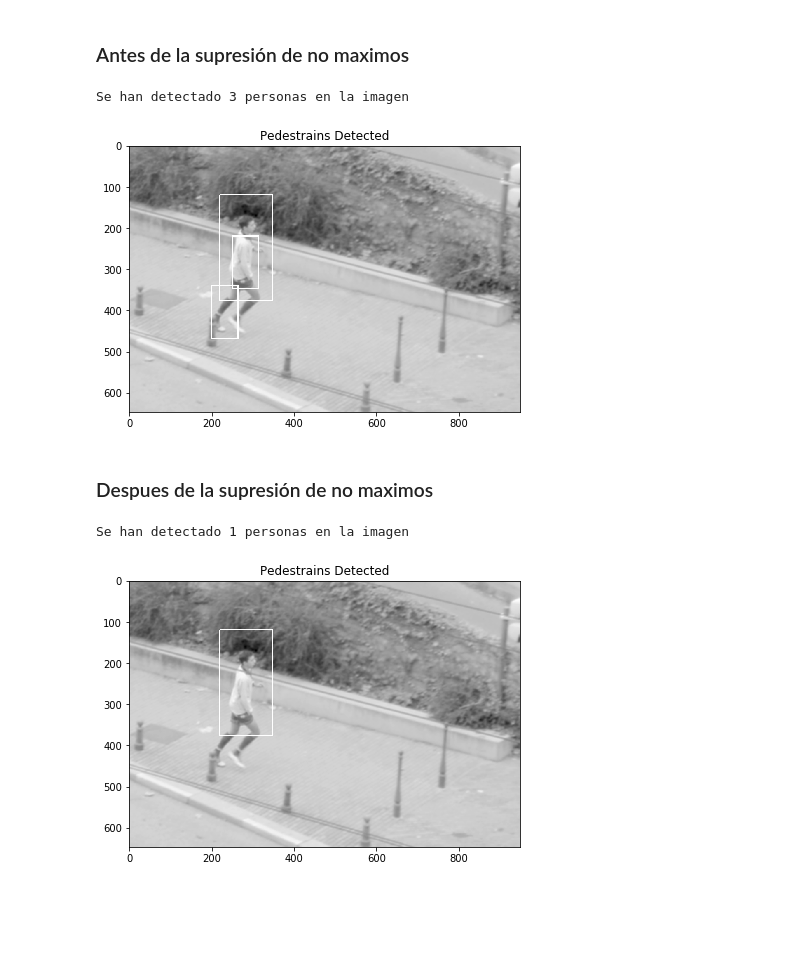
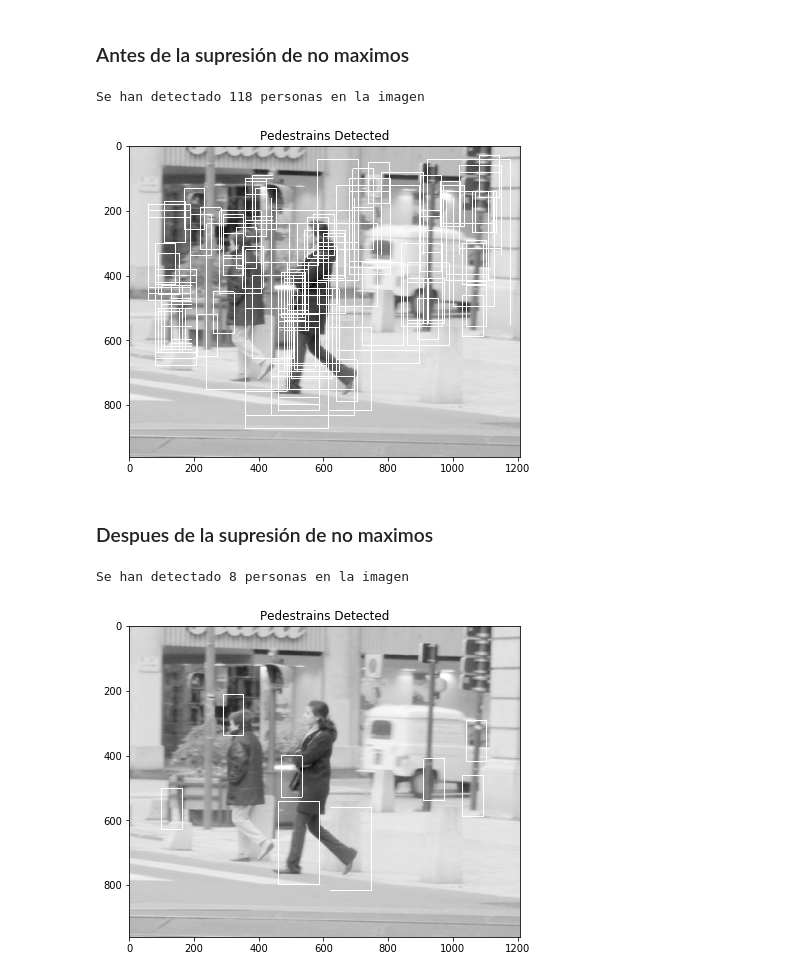
Before and after one commit to jhonnyfc/Human_Detection_Project, a Jupyter notebook: HumanDP_Code.ipynb, the cells around one changed output. Saved outputs shown, nothing was run; the diff lists cells and outputs as text; code cells hidden in the pictures; blank space fills up the shorter version.

```diff
--- a/HumanDP_Code.ipynb
+++ b/HumanDP_Code.ipynb
@@ -356,7 +356,7 @@ def overlappingArea(detection_1, detection_2):
 
   - **detections**: lista con las coordenadas de las ventanas, es la salida de la funcion **estudiaFoto**.
 # %%
-def SNoM(detections, umbral  = 0):
+def SNoM(detections, umbral  = 0,accMin = 0.5):
     esVacio = not detections
     if (esVacio == True):
         return []
@@ -366,19 +366,17 @@ def SNoM(detections, umbral  = 0):
     ## Ordenamos las deteciones por coefiente de precision
     detections = sorted(detections, key=lambda detections: detections[4],reverse=True)
 
+
     GoodDetec.append(detections[0])
     del detections[0]
-
-    while esVacio == False:
-        for gDetec in GoodDetec:
-            if overlappingArea(detections[0], gDetec) > umbral:
-                del detections[0]
-                break
-        else:
-            GoodDetec.append(detections[0])
-            del detections[0]
-        esVacio = not detections
-
+    while len(detections) > 0:
+        if detections[0][4] > accMin:
+            isGoodDetection = True
+            for gDetec in GoodDetec:
+                isGoodDetection &= overlappingArea(detections[0],gDetec) <= umbral
+            if isGoodDetection:
+                GoodDetec.append(detections[0])
+        del detections[0]
     return GoodDetec
 # %% [markdown]
 # Prueba del Modelo
@@ -420,7 +418,7 @@ def muestraResultado(detections,im0, text = "Pedestrains Detected"):
 ### El siguiente argumento es el número de la foto que vamos a esutudaiar del diccionario fotosTest
 ### en el diccionario los 50 primeros elementos contienen personas y los 10 ultimos no
 ###
-num = 25
+num = 5
 
 humanDetec = estudiaFoto(fotosTest[num],winSize,clfHog,ratio=2)
 # %% [output]
@@ -430,12 +428,13 @@ Wall time: 14 s
 # %%
 muestraResultado(humanDetec,fotosTest[num])
 # %% [output]
-Se han detectado 3 personas en la imagen
+Se han detectado 118 personas en la imagen
-[figure, old version]
+[figure, new version]
 # %% [markdown]
 ### Despues de la supresión de no maximos
 # %%
-muestraResultado(SNoM(humanDetec),fotosTest[num])
+goodDetections = SNoM(humanDetec)
+muestraResultado(goodDetections,fotosTest[num])
 # %% [output]
-Se han detectado 1 personas en la imagen
+Se han detectado 8 personas en la imagen
-[figure, old version]
+[figure, new version]
```
Also changed, not shown: parts of 2 cells of this notebook.
